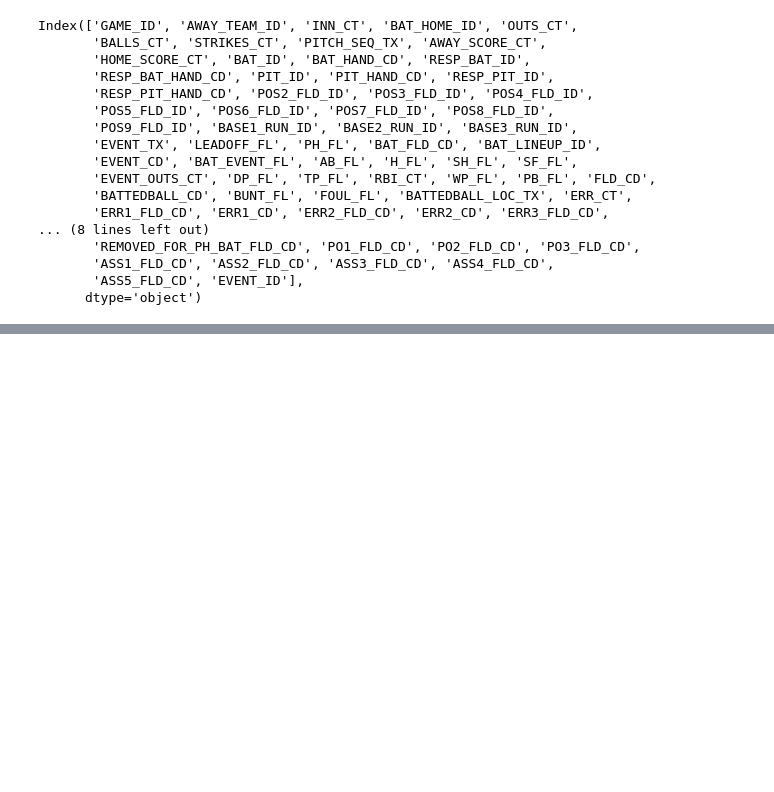
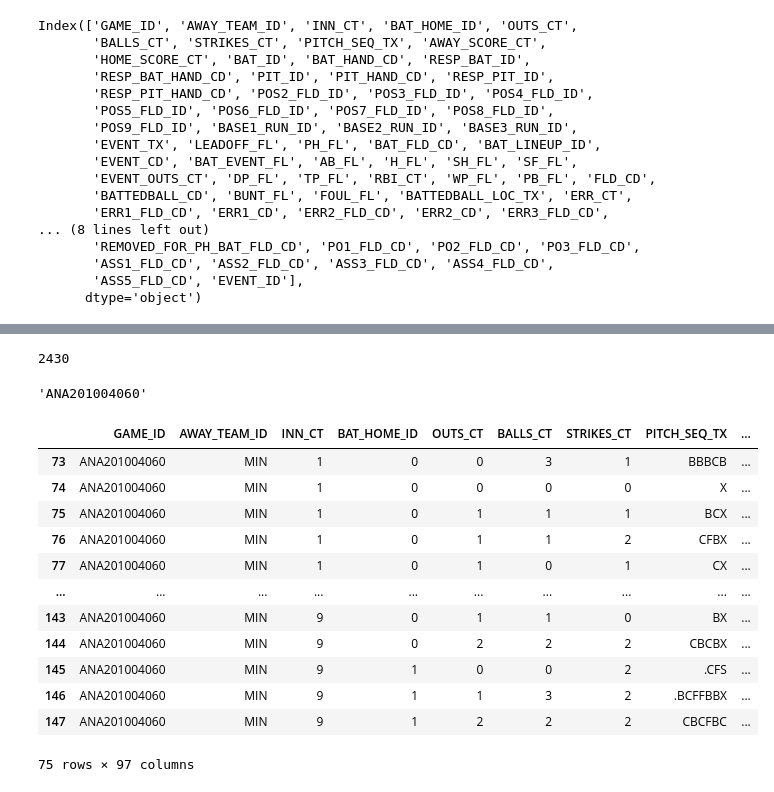
Before and after one commit to yonsweng/baseball-win-prediction, a Jupyter notebook: notebooks/data_lookup.ipynb, the cells around one changed output, grey strips where cells are left out. Cells and saved outputs as stored; diff of their text form; code cells hidden in the pictures; blank space fills up the shorter version.

```diff
--- a/notebooks/data_lookup.ipynb
+++ b/notebooks/data_lookup.ipynb
@@ -13,0 +85,12 @@ data.head()
+# %%
+from sklearn.preprocessing import OrdinalEncoder
+
+bat_encoder = OrdinalEncoder()
+bat_encoder.categories_ = categories
+
+data['BAT_ID'] = bat_encoder.transform(data['BAT_ID'].values.reshape(-1, 1)).squeeze()
+data['BASE1_RUN_ID'] = bat_encoder.transform(data['BASE1_RUN_ID'].values.reshape(-1, 1)).squeeze()
+data['BASE2_RUN_ID'] = bat_encoder.transform(data['BASE2_RUN_ID'].values.reshape(-1, 1)).squeeze()
+data['BASE3_RUN_ID'] = bat_encoder.transform(data['BASE3_RUN_ID'].values.reshape(-1, 1)).squeeze()
+
+data[['BAT_ID', 'BASE1_RUN_ID', 'BASE2_RUN_ID', 'BASE3_RUN_ID']].head(20)
@@ -33,0 +155,30 @@ Index(['GAME_ID', 'AWAY_TEAM_ID', 'INN_CT', 'BAT_HOME_ID', 'OUTS_CT',
+# %%
+games = {game_id: df for game_id, df in data.groupby(data['GAME_ID'])}
+# %%
+len(games.keys())
+# %% [output]
+2430
+# %%
+keys = list(games.keys())
+# %%
+first_game = keys[1]
+first_game
+# %% [output]
+'ANA201004060'
+# %%
+first_game_df = games[first_game]
+first_game_df
+# %% [output]
+|  | GAME_ID | AWAY_TEAM_ID | INN_CT | BAT_HOME_ID | OUTS_CT | BALLS_CT | STRIKES_CT | PITCH_SEQ_TX | ... |
+| 73 | ANA201004060 | MIN | 1 | 0 | 0 | 3 | 1 | BBBCB | ... |
+| 74 | ANA201004060 | MIN | 1 | 0 | 0 | 0 | 0 | X | ... |
+| 75 | ANA201004060 | MIN | 1 | 0 | 1 | 1 | 1 | BCX | ... |
+| 76 | ANA201004060 | MIN | 1 | 0 | 1 | 1 | 2 | CFBX | ... |
+| 77 | ANA201004060 | MIN | 1 | 0 | 1 | 0 | 1 | CX | ... |
+| ... | ... | ... | ... | ... | ... | ... | ... | ... | ... |
+| 143 | ANA201004060 | MIN | 9 | 0 | 1 | 1 | 0 | BX | ... |
+| 144 | ANA201004060 | MIN | 9 | 0 | 2 | 2 | 2 | CBCBX | ... |
+| 145 | ANA201004060 | MIN | 9 | 1 | 0 | 0 | 2 | .CFS | ... |
+| 146 | ANA201004060 | MIN | 9 | 1 | 1 | 3 | 2 | .BCFFBBX | ... |
+| 147 | ANA201004060 | MIN | 9 | 1 | 2 | 2 | 2 | CBCFBC | ... |
+75 rows × 97 columns
```
Also changed, not shown: parts of 25 cells of this notebook, 13 other files.
